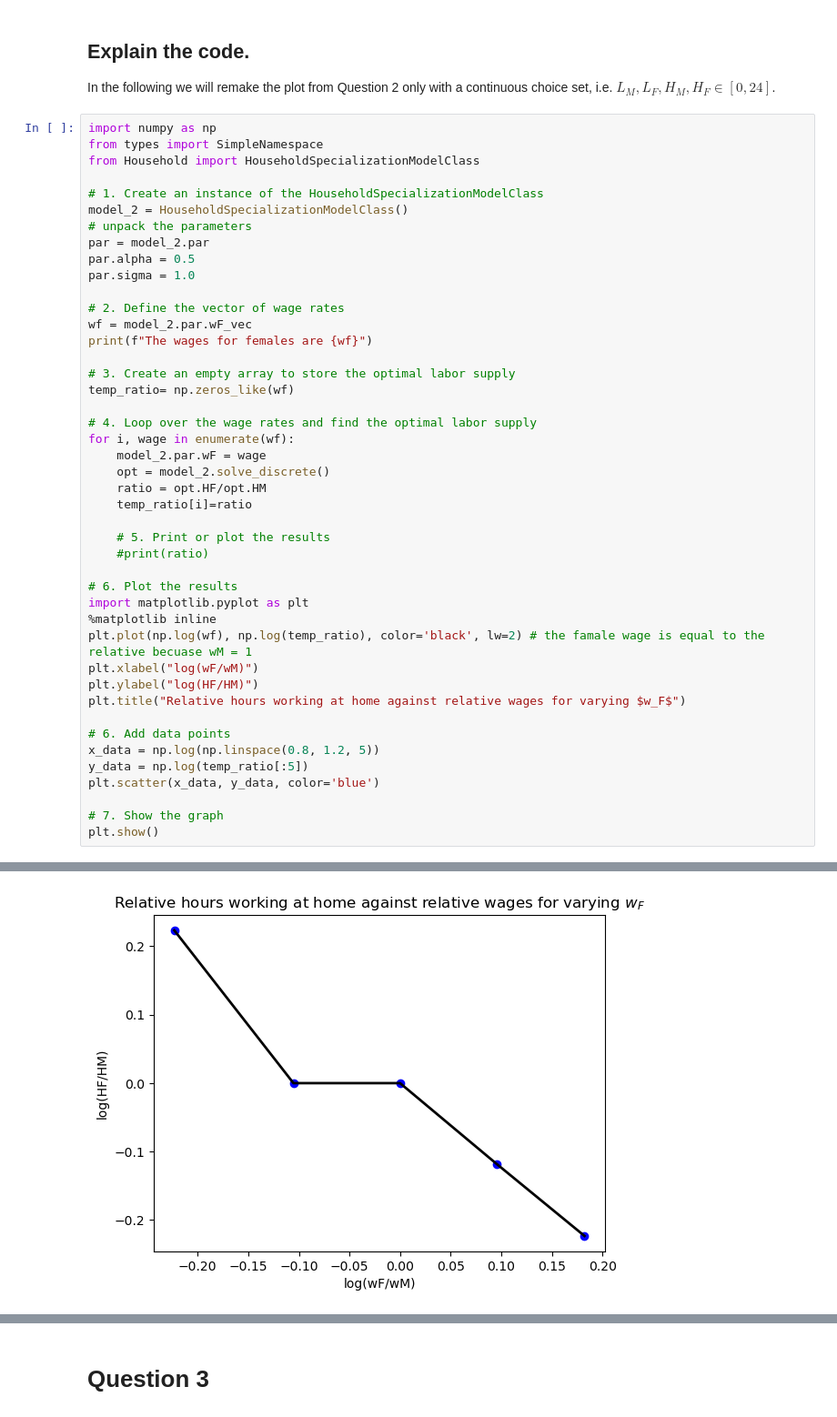
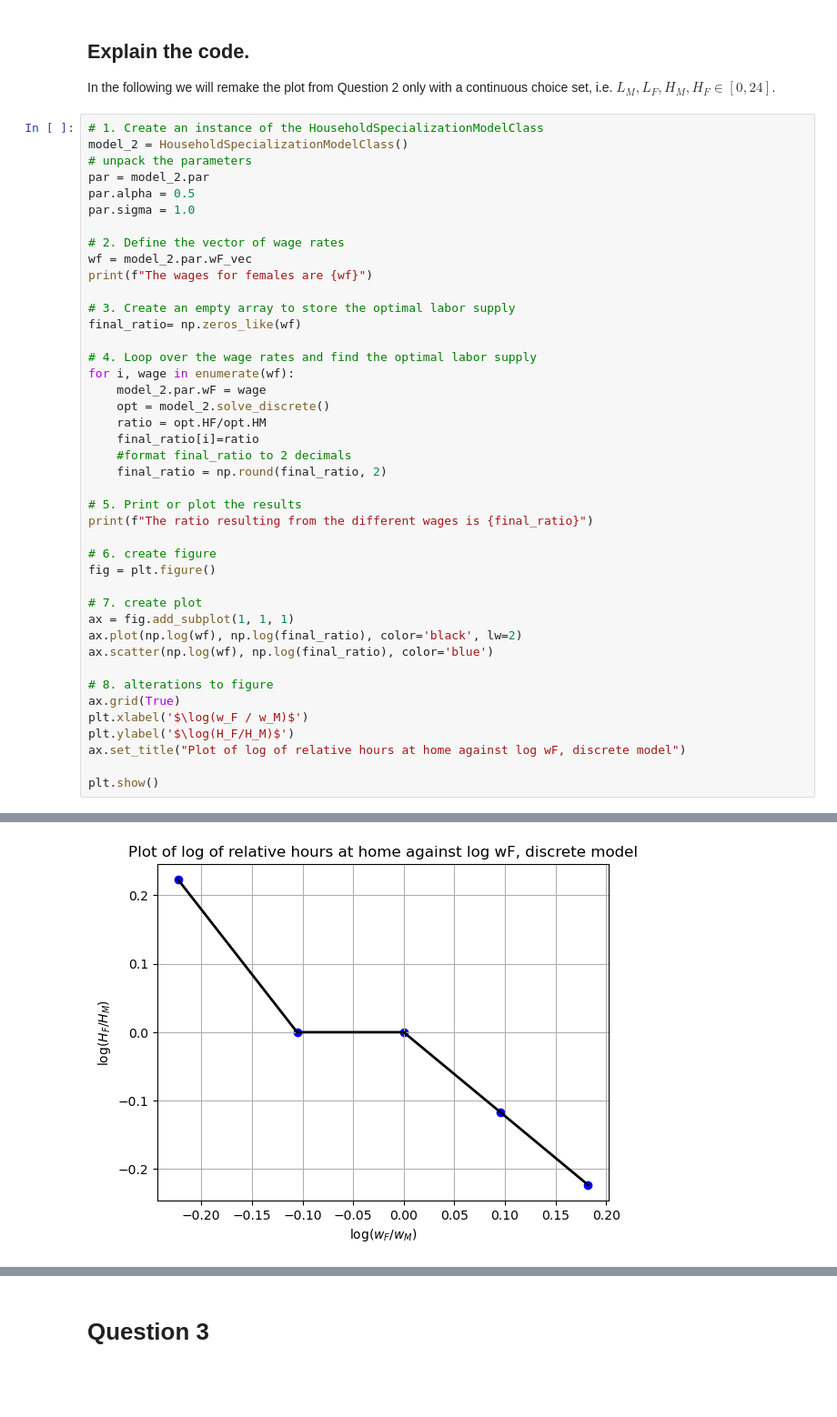
Before and after one commit to NumEconCopenhagen/projects-2023-agnete_louise_mathilde, a Jupyter notebook: inauguralproject/inauguralproject.ipynb, the cells around one changed output, grey strips where cells are left out. Shown at 91% size. Cells and saved outputs as stored; diff of their text form; blank space fills up the shorter version.

```diff
--- a/inauguralproject/inauguralproject.ipynb
+++ b/inauguralproject/inauguralproject.ipynb
@@ -76,10 +76,6 @@ The elasticity of substitution, $\sigma$, does not affect the ratio of house wor
 
 In the following we will remake the plot from Question 2 only with a continuous choice set, i.e. $L_M, L_F, H_M, H_F \in [0,24]$.
 # %%
-import numpy as np
-from types import SimpleNamespace
-from Household import HouseholdSpecializationModelClass
-
 # 1. Create an instance of the HouseholdSpecializationModelClass
 model_2 = HouseholdSpecializationModelClass()
 # unpack the parameters
@@ -92,32 +88,34 @@ wf = model_2.par.wF_vec
 print(f"The wages for females are {wf}")
 
 # 3. Create an empty array to store the optimal labor supply
-temp_ratio= np.zeros_like(wf)
+final_ratio= np.zeros_like(wf)
 
 # 4. Loop over the wage rates and find the optimal labor supply
 for i, wage in enumerate(wf):
     model_2.par.wF = wage
     opt = model_2.solve_discrete()
     ratio = opt.HF/opt.HM
-    temp_ratio[i]=ratio
+    final_ratio[i]=ratio
+    #format final_ratio to 2 decimals
+    final_ratio = np.round(final_ratio, 2)
 
-    # 5. Print or plot the results
-    #print(ratio)
+# 5. Print or plot the results
+print(f"The ratio resulting from the different wages is {final_ratio}")
 
-# 6. Plot the results
-import matplotlib.pyplot as plt
-%matplotlib inline
-plt.plot(np.log(wf), np.log(temp_ratio), color='black', lw=2) # the famale wage is equal to the relative becuase wM = 1
-plt.xlabel("log(wF/wM)")
-plt.ylabel("log(HF/HM)")
-plt.title("Relative hours working at home against relative wages for varying $w_F$")
+# 6. create figure
+fig = plt.figure()
 
-# 6. Add data points
-x_data = np.log(np.linspace(0.8, 1.2, 5))
-y_data = np.log(temp_ratio[:5])
-plt.scatter(x_data, y_data, color='blue')
+# 7. create plot
+ax = fig.add_subplot(1, 1, 1)
+ax.plot(np.log(wf), np.log(final_ratio), color='black', lw=2)
+ax.scatter(np.log(wf), np.log(final_ratio), color='blue')
 
-# 7. Show the graph
+# 8. alterations to figure
+ax.grid(True)
+plt.xlabel('$\log(w_F / w_M)$')
+plt.ylabel('$\log(H_F/H_M)$')
+ax.set_title("Plot of log of relative hours at home against log wF, discrete model")
+
 plt.show()
 # %% [output]
 The wages for females are [0.8 0.9 1.  1.1 1.2]
@@ -124,4 +123,4 @@ The wages for females are [0.8 0.9 1.  1.1 1.2]
-[figure, old version]
+[figure, new version]
 # %% [markdown]
 ## Interpretation of Question 2
 
```
Also changed, not shown: parts of 11 cells of this notebook, 1 other file.
